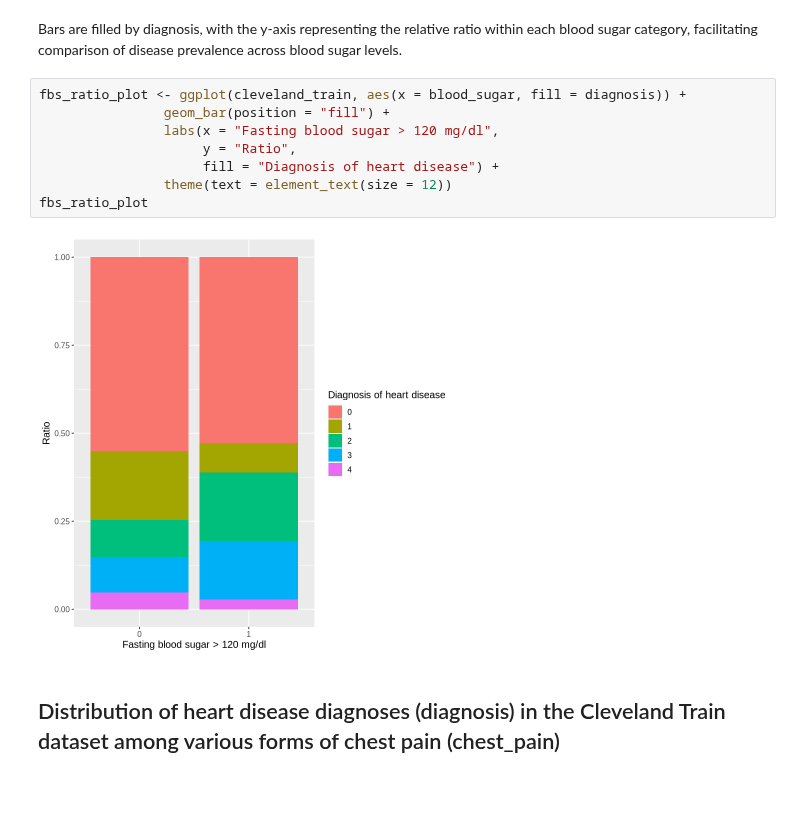
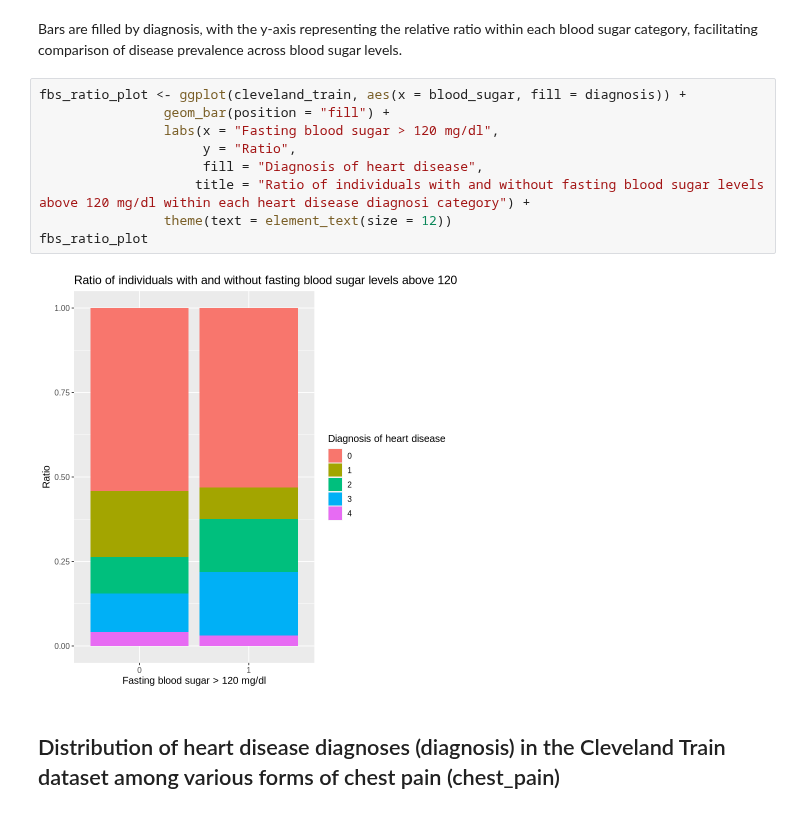
Before and after one commit to Git-Aarya/Heart-Disease-Predictor, a Jupyter notebook: project_proposal_analysis.ipynb, the cells around one changed output. Saved outputs shown, nothing was run; the diff lists cells and outputs as text.

Commit message:
Added titles for each plot

```diff
--- a/project_proposal_analysis.ipynb
+++ b/project_proposal_analysis.ipynb
@@ -195,13 +198,14 @@ Bars are filled by diagnosis, with the y-axis representing the relative ratio wi
 # %%
 fbs_ratio_plot <- ggplot(cleveland_train, aes(x = blood_sugar, fill = diagnosis)) +
                 geom_bar(position = "fill") +
                 labs(x = "Fasting blood sugar > 120 mg/dl",
                      y = "Ratio",
-                     fill = "Diagnosis of heart disease") +
+                     fill = "Diagnosis of heart disease",
+                    title = "Ratio of individuals with and without fasting blood sugar levels above 120 mg/dl within each heart disease diagnosi category") +
                 theme(text = element_text(size = 12))
 fbs_ratio_plot
 # %% [output]
-[figure, old version]
+[figure, new version]
 # %% [markdown]
 ## Distribution of heart disease diagnoses (diagnosis) in the Cleveland Train dataset among various forms of chest pain (chest_pain)
 # %% [markdown]
```
Also changed, not shown: parts of 7 cells of this notebook.
